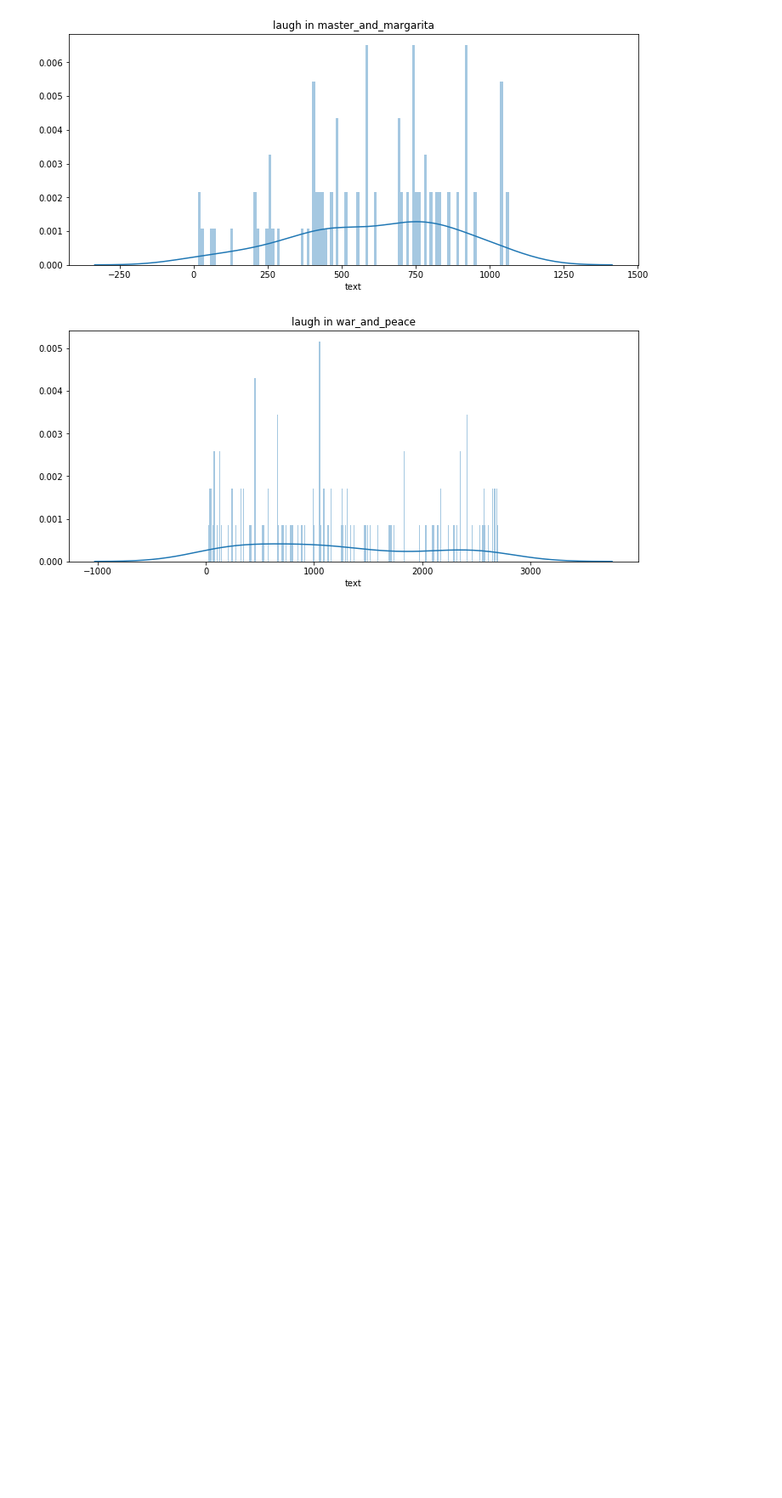
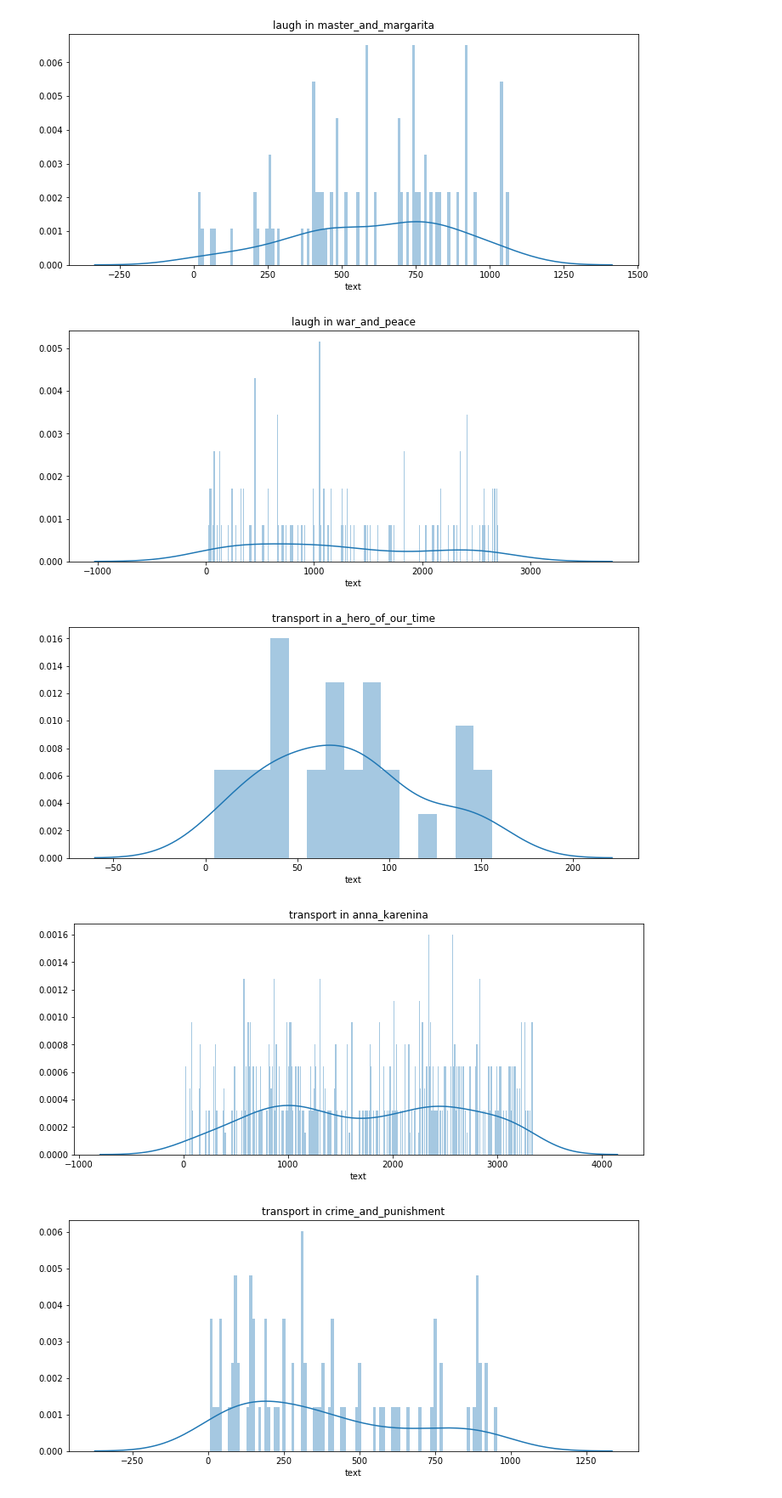
Before and after one commit to mtaktash/motive-grammar, a Jupyter notebook: results/MotiveDynamics.ipynb, the cells around one changed output. Shown at 85% size. Drawn from its saved outputs; the diff is of its cells as text; code cells hidden in the pictures; blank space fills up the shorter version.

Commit message:
transport in different books

```diff
--- a/results/MotiveDynamics.ipynb
+++ b/results/MotiveDynamics.ipynb
@@ -84,3 +84,16 @@ plot_motive_dynamics('laugh')
 [figure]
 [figure]
 [figure]
+# %%
+BOOKS = [
+    'a_hero_of_our_time',
+    'anna_karenina',
+    'crime_and_punishment',
+    'master_and_margarita',
+]
+
+plot_motive_dynamics('transport')
+# %% [output]
+[figure, added]
+[figure, added]
+[figure, added]
```
Also changed, not shown: parts of 1 cell of this notebook.
